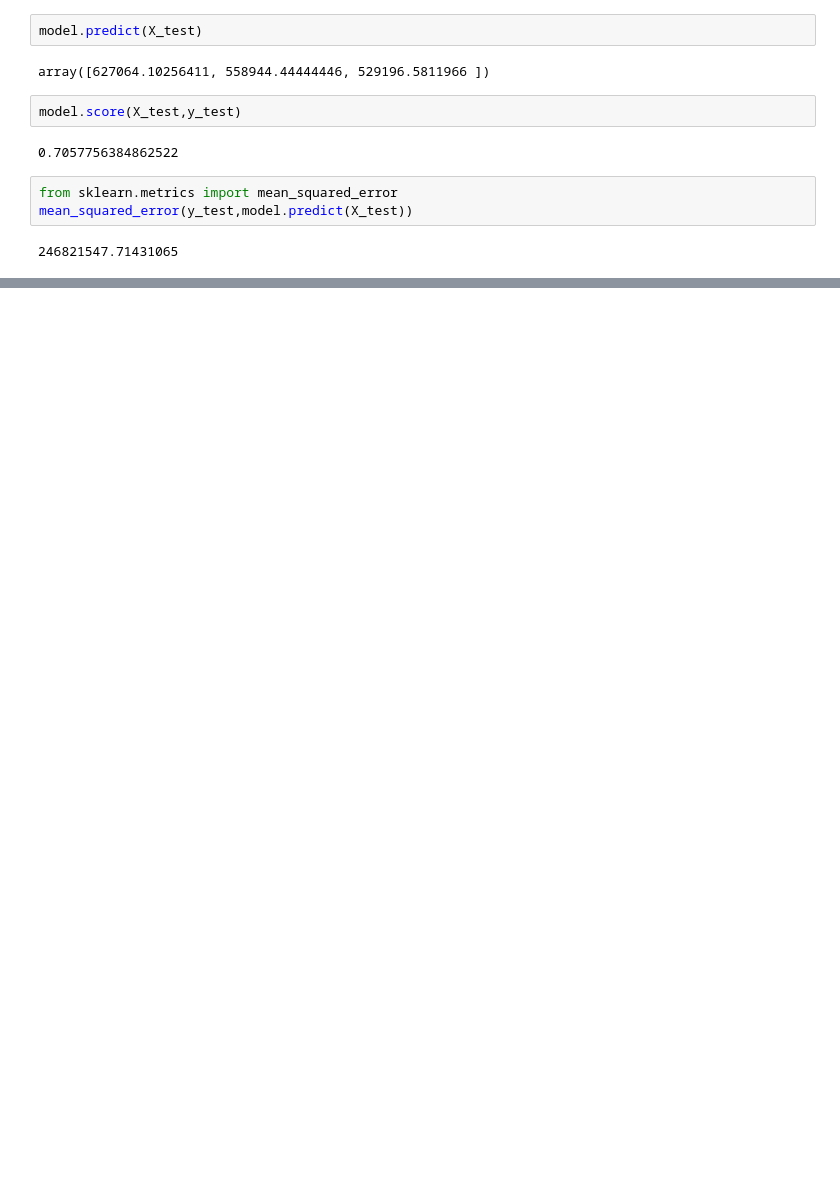
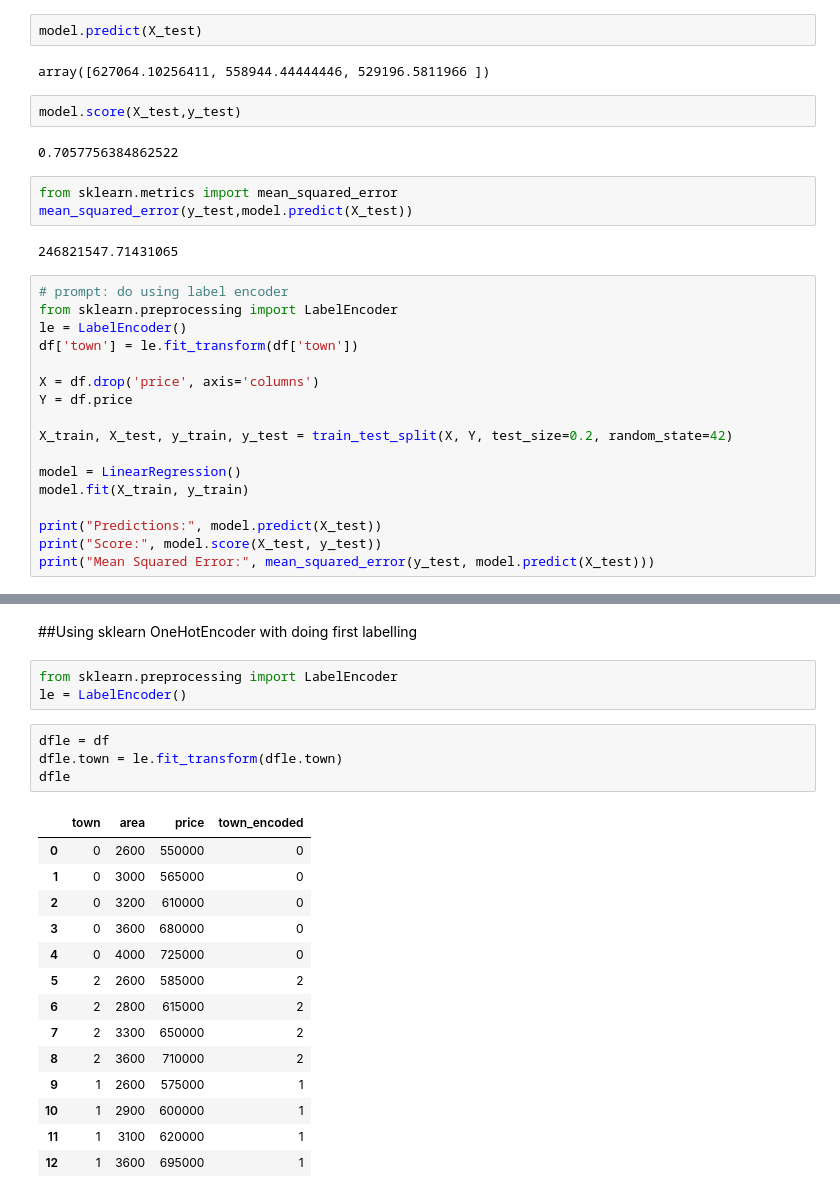
Before and after one commit to Muthres-1/Machine-Learning, a Jupyter notebook: LinearRegression.ipynb, the cells around one changed output, grey strips where cells are left out. Drawn from its saved outputs; the diff is of its cells as text; blank space fills up the shorter version.

```diff
--- a/LinearRegression.ipynb
+++ b/LinearRegression.ipynb
@@ -150,3 +150,20 @@ from sklearn.metrics import mean_squared_error
 mean_squared_error(y_test,model.predict(X_test))
 # %% [output]
 246821547.71431065
+# %%
+# prompt: do using label encoder
+from sklearn.preprocessing import LabelEncoder
+le = LabelEncoder()
+df['town'] = le.fit_transform(df['town'])
+
+X = df.drop('price', axis='columns')
+Y = df.price
+
+X_train, X_test, y_train, y_test = train_test_split(X, Y, test_size=0.2, random_state=42)
+
+model = LinearRegression()
+model.fit(X_train, y_train)
+
+print("Predictions:", model.predict(X_test))
+print("Score:", model.score(X_test, y_test))
+print("Mean Squared Error:", mean_squared_error(y_test, model.predict(X_test)))
@@ -152,0 +203,24 @@ mean_squared_error(y_test,model.predict(X_test))
+# %% [markdown]
+##Using sklearn OneHotEncoder with doing first labelling
+# %%
+from sklearn.preprocessing import LabelEncoder
+le = LabelEncoder()
+# %%
+dfle = df
+dfle.town = le.fit_transform(dfle.town)
+dfle
+# %% [output]
+|  | town | area | price | town_encoded |
+| 0 | 0 | 2600 | 550000 | 0 |
+| 1 | 0 | 3000 | 565000 | 0 |
+| 2 | 0 | 3200 | 610000 | 0 |
+| 3 | 0 | 3600 | 680000 | 0 |
+| 4 | 0 | 4000 | 725000 | 0 |
+| 5 | 2 | 2600 | 585000 | 2 |
+| 6 | 2 | 2800 | 615000 | 2 |
+| 7 | 2 | 3300 | 650000 | 2 |
+| 8 | 2 | 3600 | 710000 | 2 |
+| 9 | 1 | 2600 | 575000 | 1 |
+| 10 | 1 | 2900 | 600000 | 1 |
+| 11 | 1 | 3100 | 620000 | 1 |
+| 12 | 1 | 3600 | 695000 | 1 |
```
Also changed, not shown: parts of 8 cells of this notebook.
